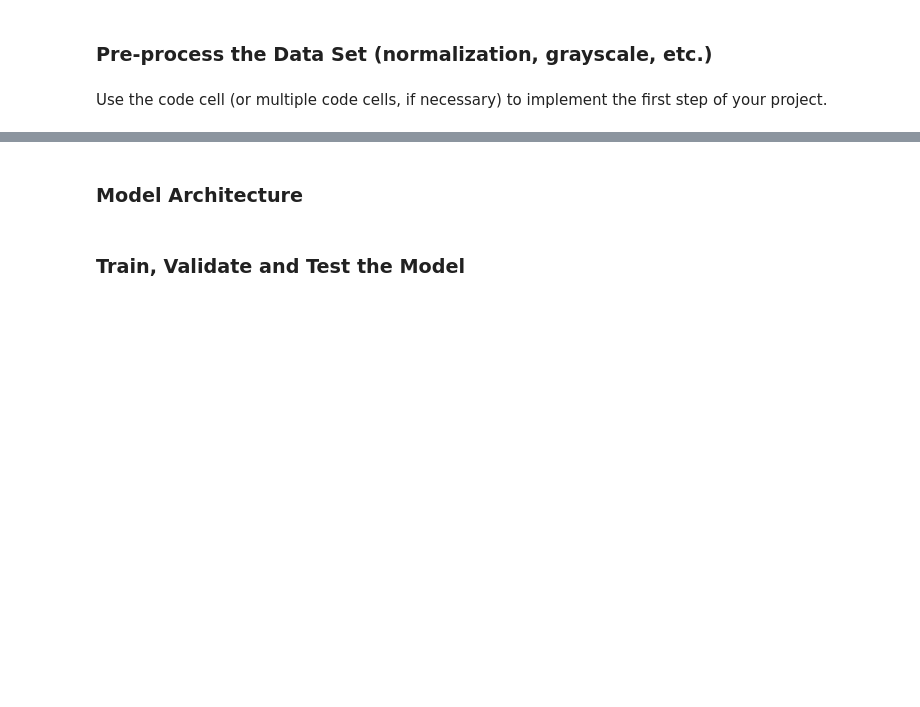
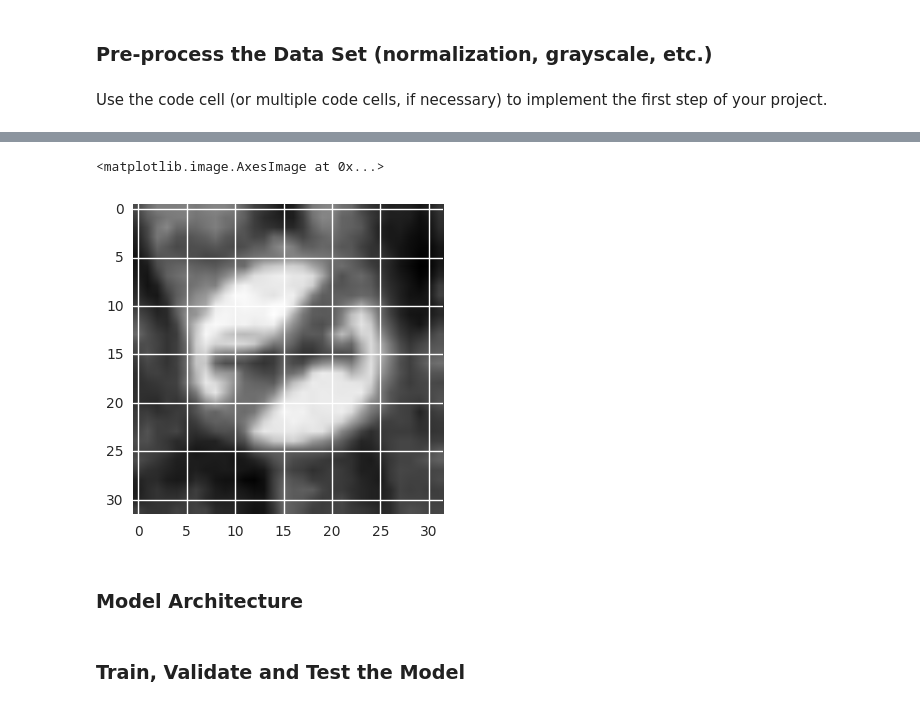
Before and after one commit to datadominik/selfdrivingcar, a Jupyter notebook: CarND-Traffic-Sign-Classifier-Project/Traffic_Sign_Classifier.ipynb, the cells around one changed output, grey strips where cells are left out. Cells and saved outputs as stored; diff of their text form; code cells hidden in the pictures; blank space fills up the shorter version.

```diff
--- a/CarND-Traffic-Sign-Classifier-Project/Traffic_Sign_Classifier.ipynb
+++ b/CarND-Traffic-Sign-Classifier-Project/Traffic_Sign_Classifier.ipynb
@@ -182,3 +237,19 @@ X_test = (X_test - training_mean) / training_std
+# %%
+### Perform zero-mean and unit-variance transformation and reshape for tensorflow
+
+X_valid = (X_valid-training_mean)/training_std
+X_test = (X_test-training_mean)/training_std
+X_train = (X_train-training_mean)/training_std
+
+X_train = (X_train.reshape(-1,32,32,1))
+X_valid = (X_valid.reshape(-1,32,32,1))
+X_test = (X_test.reshape(-1,32,32,1))
+# %%
+### Sanity check if images still look valid
+plt.imshow(X_train[192][:,:,0],cmap="gray")
+# %% [output]
+<matplotlib.image.AxesImage at 0x...>
+[figure, added]
 # %% [markdown]
 ### Model Architecture
 # %%
```
Also changed, not shown: parts of 33 cells of this notebook, 2 other files.
